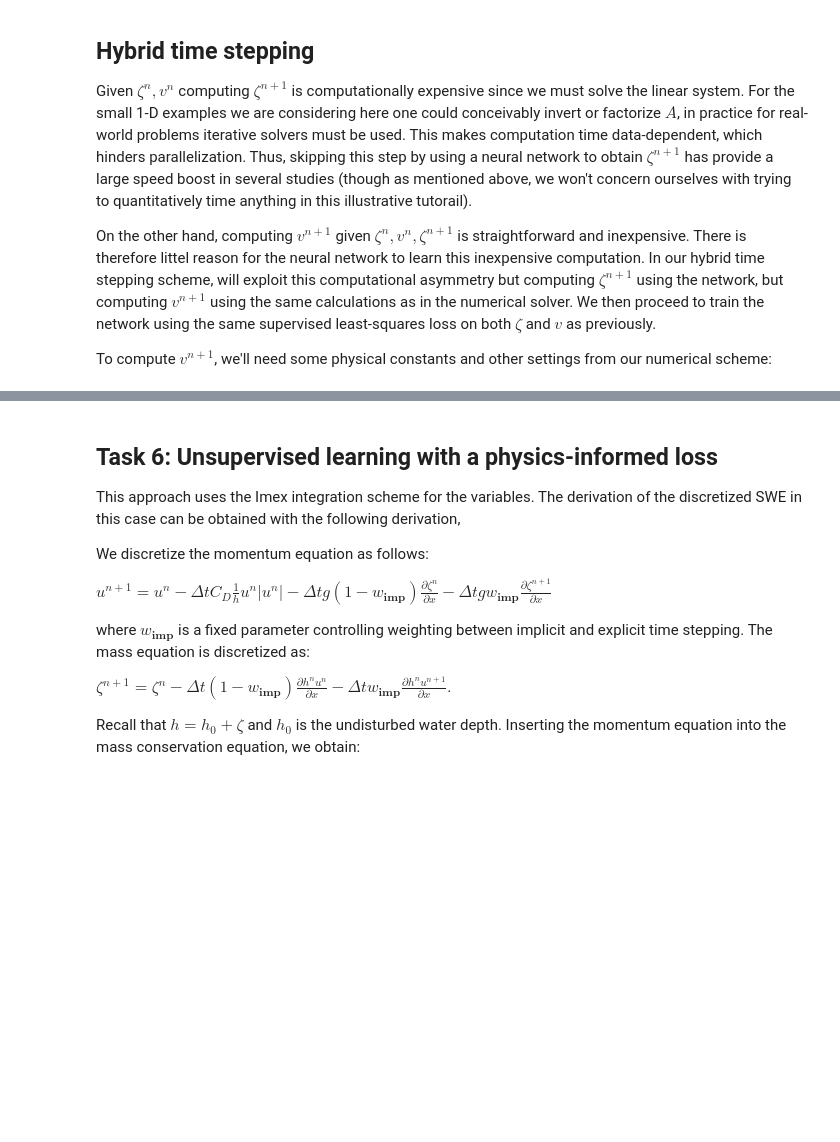
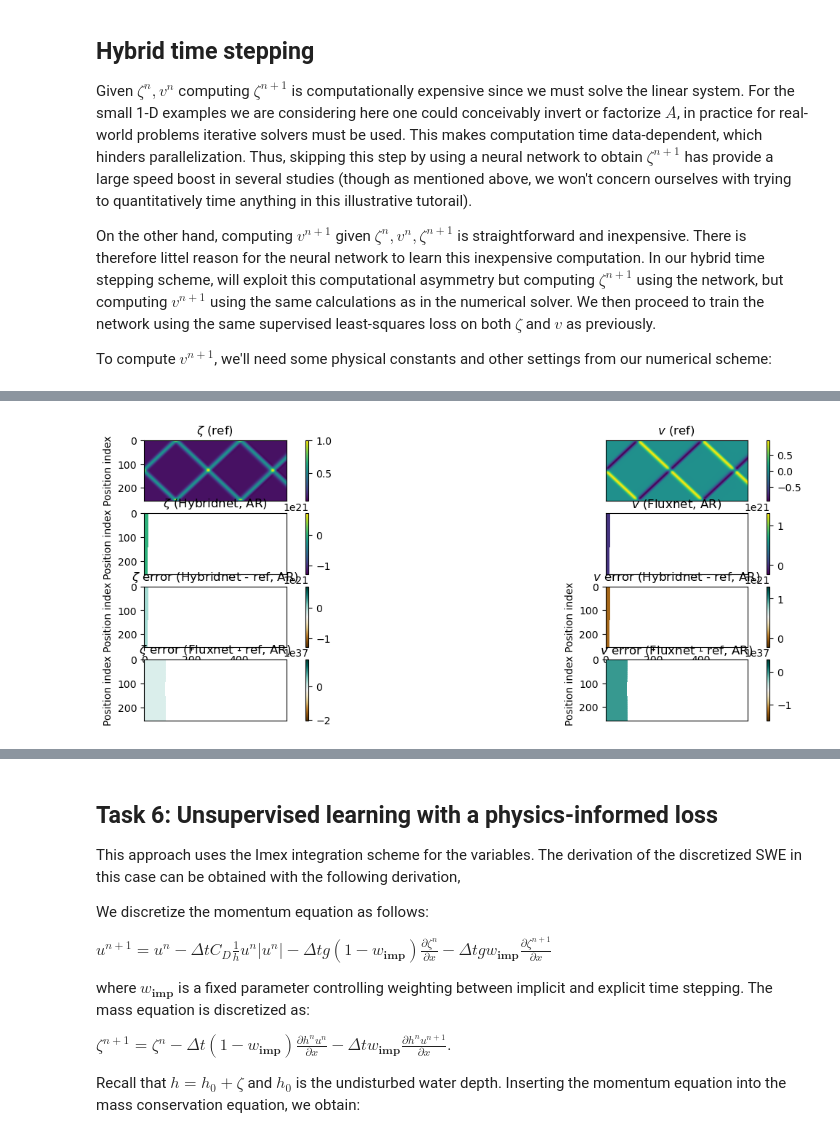
Before and after one commit to alicanbekar/pi_lecture_pytorch, a Jupyter notebook: swe_instructor_code.ipynb, the cells around one changed output, grey strips where cells are left out. Cells and saved outputs as stored; diff of their text form; code cells hidden in the pictures; blank space fills up the shorter version.

```diff
--- a/swe_instructor_code.ipynb
+++ b/swe_instructor_code.ipynb
@@ -965,0 +1025,29 @@ trainer.train()
+# %%
+# autoregressive
+# initialize from IC of reference simulation
+zeta_ar_hyb, v_ar_hyb = arsolve(zeta_in[0:1, ...], v_in[0:1, ...], model)
+# %%
+tmax = zeta_ref.shape[0]
+
+plt.figure(figsize=(15,5))
+plt.subplot(4,2,1)
+img_plot(zeta_ref[:tmax], title='$\zeta$ (ref)', showxax=False);
+plt.subplot(4,2,2)
+img_plot(v_ref[:tmax], title='$v$ (ref)', showxax=False, showyax=False)
+
+plt.subplot(4,2,3)
+img_plot(zeta_ar_hyb[:tmax], title='$\zeta$ (Hybridnet, AR)', showxax=False)
+plt.subplot(4,2,4)
+img_plot(v_ar_hyb[:tmax], title='$v$ (Fluxnet, AR)', showxax=False, showyax=False)
+
+plt.subplot(4,2,5)
+img_plot(zeta_ar_hyb[:tmax] - zeta_ref[:tmax], title='$\zeta$ error (Hybridnet - ref, AR)', cmap='BrBG')
+plt.subplot(4,2,6)
+img_plot(v_ar_hyb[:tmax] - v_ref[:tmax], title='$v$ error (Hybridnet - ref, AR)', cmap='BrBG')
+
+plt.subplot(4,2,7)
+img_plot(zeta_ar_f[:tmax] - zeta_ref[:tmax], title='$\zeta$ error (Fluxnet - ref, AR)', cmap='BrBG',showxax=False)
+plt.subplot(4,2,8)
+img_plot(v_ar_f[:tmax] - v_ref[:tmax], title='$v$ error (Fluxnet - ref, AR)', cmap='BrBG',showxax=False)
+# %% [output]
+[figure, added]
```
Also changed, not shown: parts of 11 cells of this notebook.
